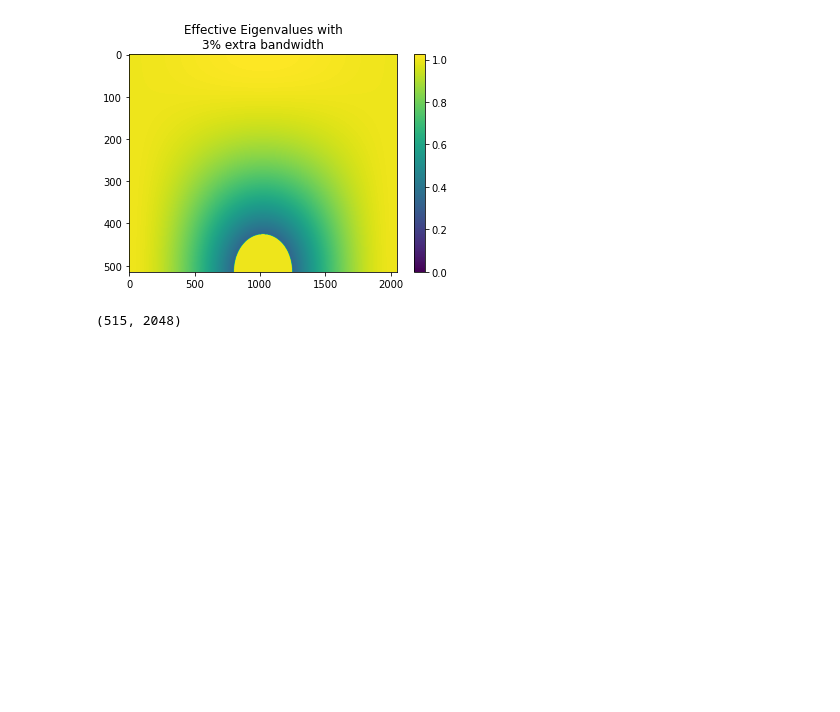
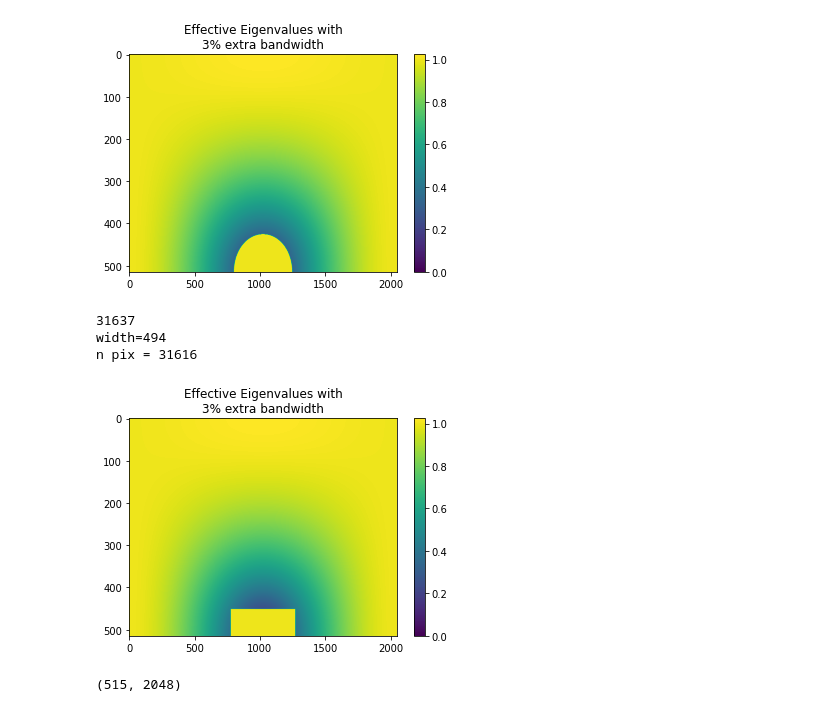
Before and after one commit to dcxSt/pfb-mod, a Jupyter notebook: little_scripts_testing/stats_experiments_how_does_error_carry_forward.ipynb, the cells around one changed output. Cells and saved outputs as stored; diff of their text form; code cells hidden in the pictures; blank space fills up the shorter version.

```diff
--- a/little_scripts_testing/stats_experiments_how_does_error_carry_forward.ipynb
+++ b/little_scripts_testing/stats_experiments_how_does_error_carry_forward.ipynb
@@ -272,8 +279,36 @@ plt.title("Effective Eigenvalues with\n3% extra bandwidth")
 plt.colorbar()
 # plt.savefig("effective_eigenvalues_3perc_extra_bandwidth.png")
 plt.show()
+n_3perc = len(idxs[0])
 # %% [output]
 [figure]
+# %%
+LBLOCK = 2048
+
+print(n_3perc)
+# if we choose every fourth data-point the height will increase and width decrease
+height = 515 // 8
+width = n_3perc // height
+print("width={}".format(width))
+print("n pix = {}".format(width * height))
+
+x_pix = np.repeat(np.arange(LBLOCK//2 - width//2, LBLOCK//2 + width//2) , height, axis=0)
+y_pix = np.repeat([np.arange(514, 514-height,-1)], width, axis=0).flatten()
+
+idxs = (x_pix,y_pix)
+mcopy = m.copy()
+mcopy[idxs] = np.ones(len(idxs[0]))
+mcopy[0,0] = 0 # for colorbar
+plt.imshow(mcopy.T,aspect="auto")
+plt.title("Effective Eigenvalues with\n3% extra bandwidth")
+plt.colorbar()
+plt.savefig("effective_eigenvalues_3perc_extra_bandwidth_implementable.png")
+plt.show()
+# %% [output]
+31637
+width=494
+n pix = 31616
+[figure, added]
 # %%
 mcopy.T.shape
 # %% [output]
```
Also changed, not shown: parts of 5 cells of this notebook, 34 other files.
